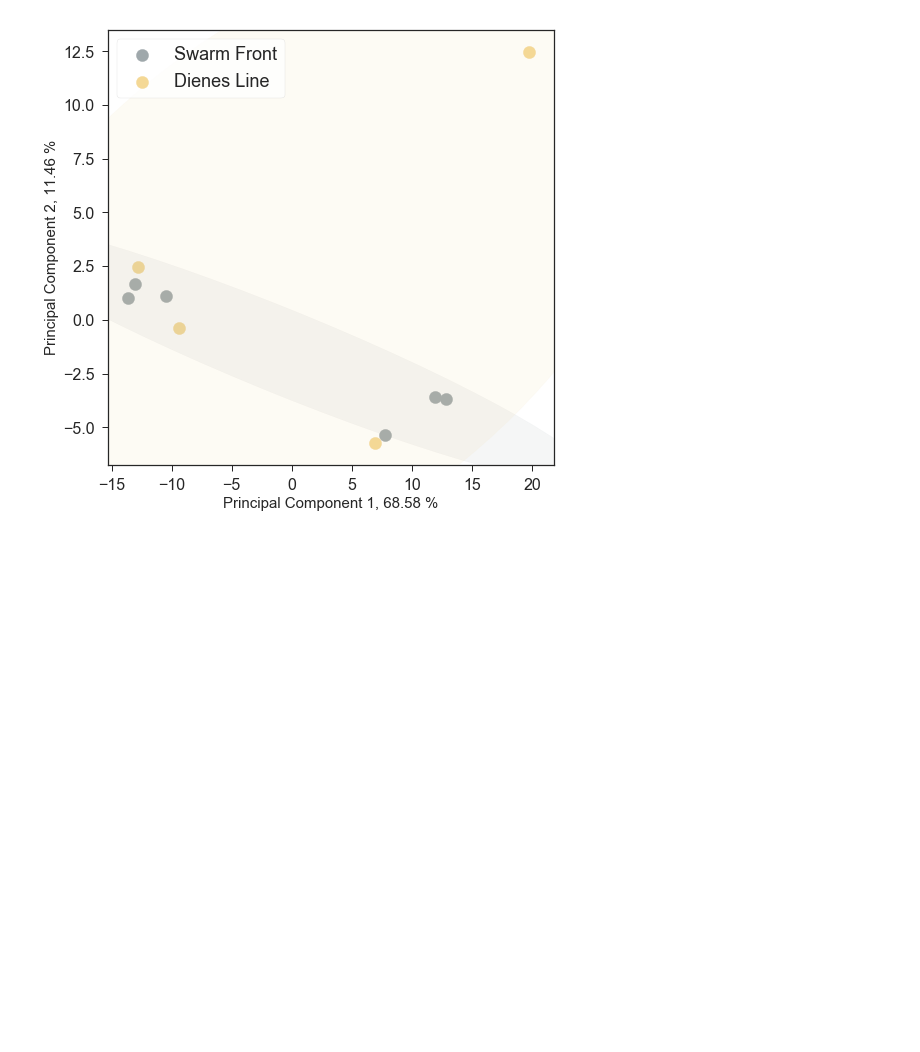
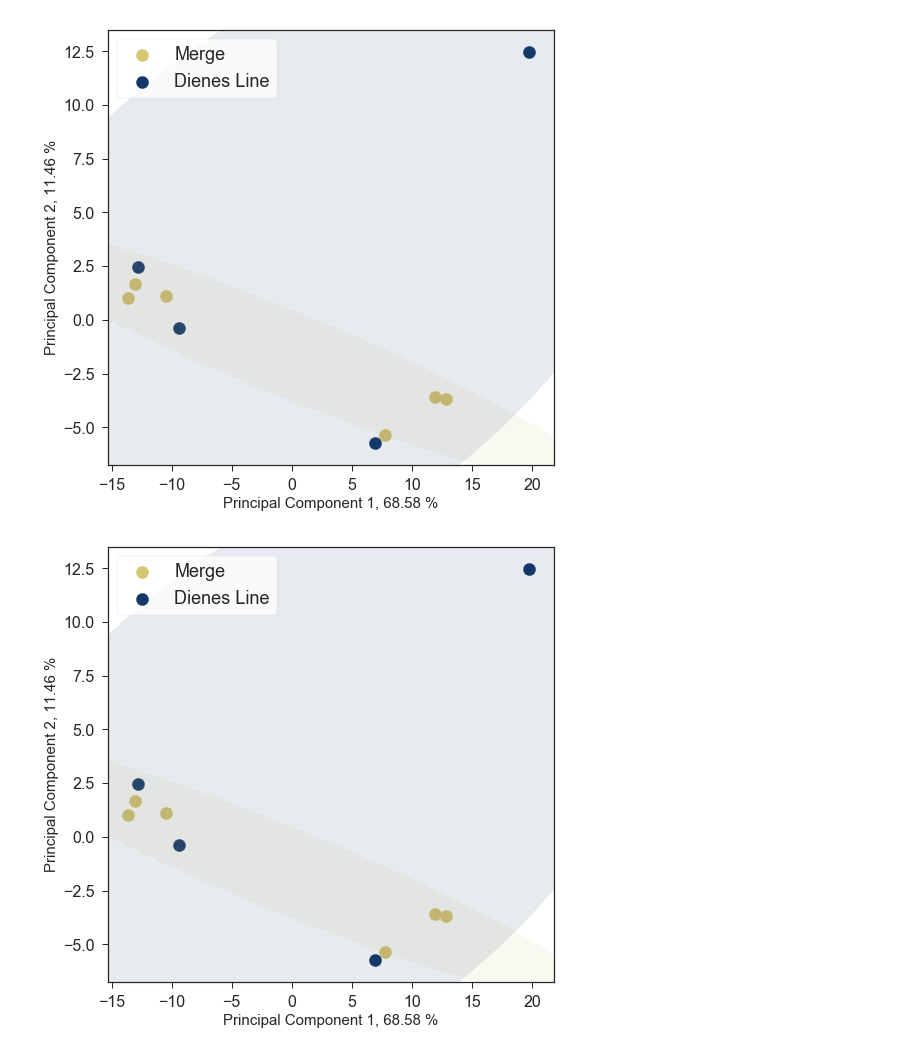
Before and after one commit to ASintsova/spatial_dynamics_of_gene_expression_in_response_to_T6SS_attack, a Jupyter notebook: lib/figure_2.ipynb, the cells around one changed output. Cells and saved outputs as stored; diff of their text form; code cells hidden in the pictures; blank space fills up the shorter version.

```diff
--- a/lib/figure_2.ipynb
+++ b/lib/figure_2.ipynb
@@ -13,25 +13,32 @@ from sklearn.decomposition import PCA
 
 import visualization_functions as vis
 
-col1 = "#f93c3c"
-col2 = "#009a7f"
-col3 = "#9fa8ab"
-col5 = "#00490c"
-col4 = "#f4d895"
+# col1 = "#f93c3c"
+# col2 = "#009a7f"
+# col3 = "#9fa8ab"
+# col5 = "#00490c"
+# col4 = "#f4d895"
 
+
+col1 = "#f34236"
+col2 = "#d6c571"
+col3 = "#88bc67"
+col4 = "#2e8174"
+col5 = "#143969"
 
 colors = [col1, col2, col3, col4, col5]
 
-counts_file = "/Users/annasintsova/git_repos/proteus/"\
+counts_file = "/Users/annasintsova/git_repos/spatial_dynamics_of_gene_expression_in_response_to_T6SS_attack/"\
               "data/counts/reverse/2018-04-25_counts.csv"
 
-rpkm_file = "/Users/annasintsova/git_repos/proteus/"\
+rpkm_file = "/Users/annasintsova/git_repos/spatial_dynamics_of_gene_expression_in_response_to_T6SS_attack/"\
             "data/counts/reverse/2018-04-25_rpkm.csv"
 
-study_design_file = "/Users/annasintsova/git_repos/proteus/data/study_design.csv"
+study_design_file = "/Users/annasintsova/git_repos/spatial_dynamics_of_gene_expression_in_response_to_T6SS_attack/"\
+                    "data/ref/study_design.csv"
 
 
-figures_folder = "/Users/annasintsova/git_repos/proteus/figures/"
+figures_folder = "/Users/annasintsova/git_repos/spatial_dynamics_of_gene_expression_in_response_to_T6SS_attack/figures/"
 
 rpkms = pd.read_csv(rpkm_file, index_col=0)
 rpkms.columns = [c.split("_")[0] for c in rpkms.columns]
@@ -43,7 +50,7 @@ wt = "WT"
 mut = "9C1"
 
 mut_L = "Dienes Line"
-wt_L = "Swarm Front"
+wt_L = "Merge"
 
 bh_mut = "Behind Dienes Line"
 bh_wt = "Behind Swarm Front"
@@ -52,10 +59,10 @@ thirty = "30 min"
 zero = "0 min"
 four = "4 hrs"
 
-samples = {"Case1":"{}|{}".format(wt_L, zero),
-           "Case2":"{}|{}".format(wt_L, four),
-            "Case3":"{}|{}".format(mut_L, zero),
-          "Case4":"{}|{}".format(mut_L, four)}
+samples = {"Case1":"{} | {}".format(wt_L, zero),
+           "Case2":"{} | {}".format(wt_L, four),
+            "Case3":"{} | {}".format(mut_L, zero),
+          "Case4":"{} | {}".format(mut_L, four)}
 # %%
 rpkms = pd.read_csv(rpkm_file, index_col=0)
 rpkms.columns = [c.split("_")[0] for c in rpkms.columns]
@@ -122,6 +130,7 @@ vis.plotPCA(pDf, pc1_var, pc2_var,"time.point", c=colors,
 # %%
-fn = os.path.join(figures_folder, "2018-05-23-proteus_rnaseq_figure_1c_v2.png")
-vis.plotPCA(pDf, pc1_var, pc2_var,"position", c=[col3,col4], filename=fn,el=True)
+fn = os.path.join(figures_folder, "2018-07-02-proteus_rnaseq_figure_2b.png")
+vis.plotPCA(pDf, pc1_var, pc2_var,"position", c=[col2,col5], filename=fn,el=True)
 # %% [output]
-[figure, old version]
+[figure, new version]
+[figure, added]
 # %%
```
Also changed, not shown: parts of 6 cells of this notebook, 5 other files.
